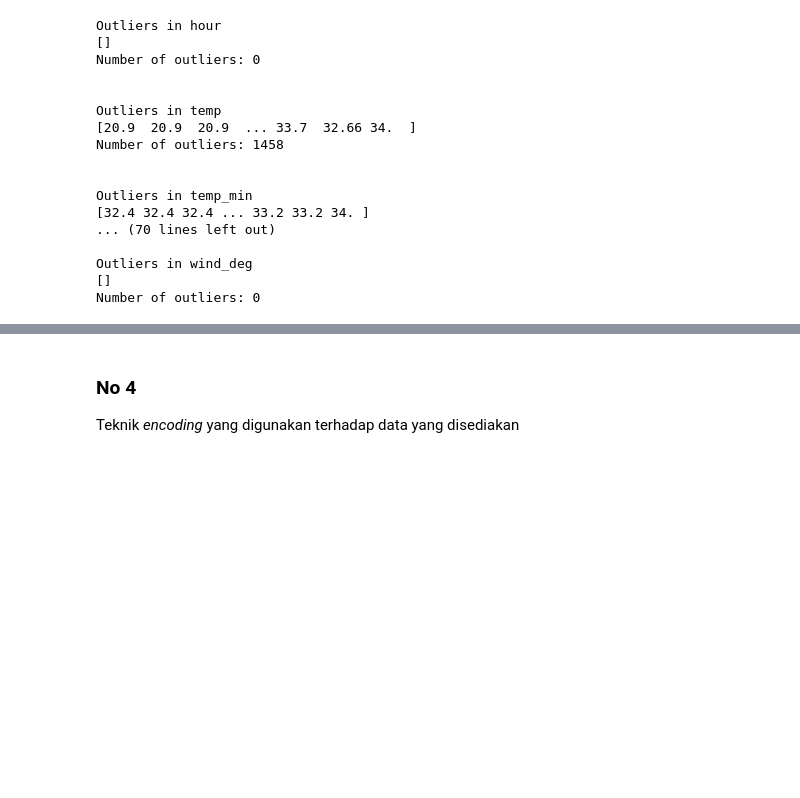
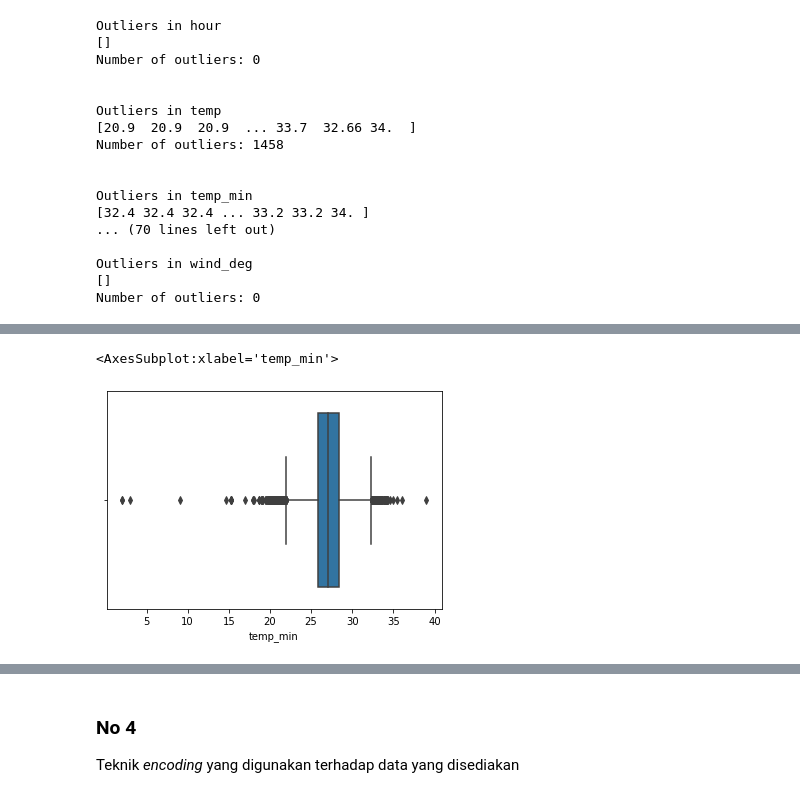
Before and after one commit to daffarg/tugas-praktikum-ml, a Jupyter notebook: PraktikumIF3270_M1_13520118_13520145.ipynb, the cells around one changed output, grey strips where cells are left out. Saved outputs shown, nothing was run; the diff lists cells and outputs as text; code cells hidden in the pictures; blank space fills up the shorter version.

```diff
--- a/PraktikumIF3270_M1_13520118_13520145.ipynb
+++ b/PraktikumIF3270_M1_13520118_13520145.ipynb
@@ -244,0 +393,5 @@ Pada data di atas, hanya feature hour dan wind_deg yang tidak memiliki outlier.
+# %%
+sns.boxplot(x=df_train['temp_min'])
+# %% [output]
+<AxesSubplot:xlabel='temp_min'>
+[figure, added]
```
Also changed, not shown: parts of 34 cells of this notebook, 1 other file.
